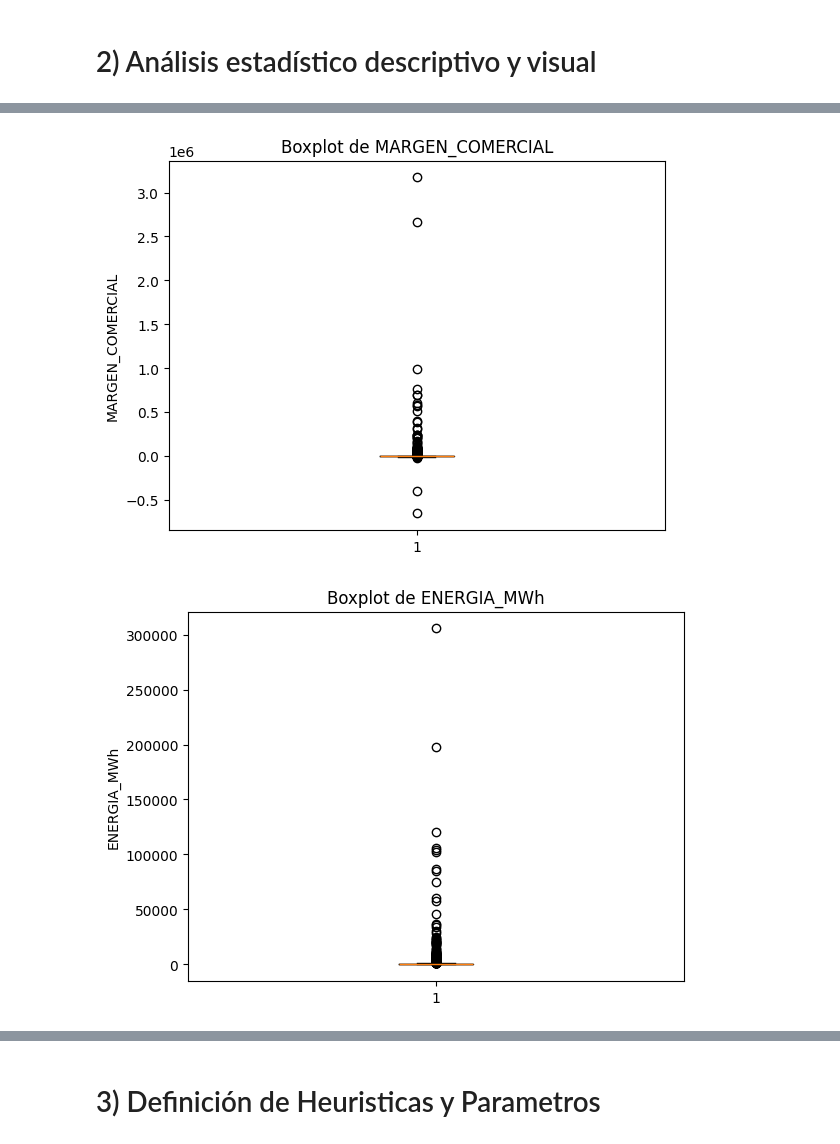
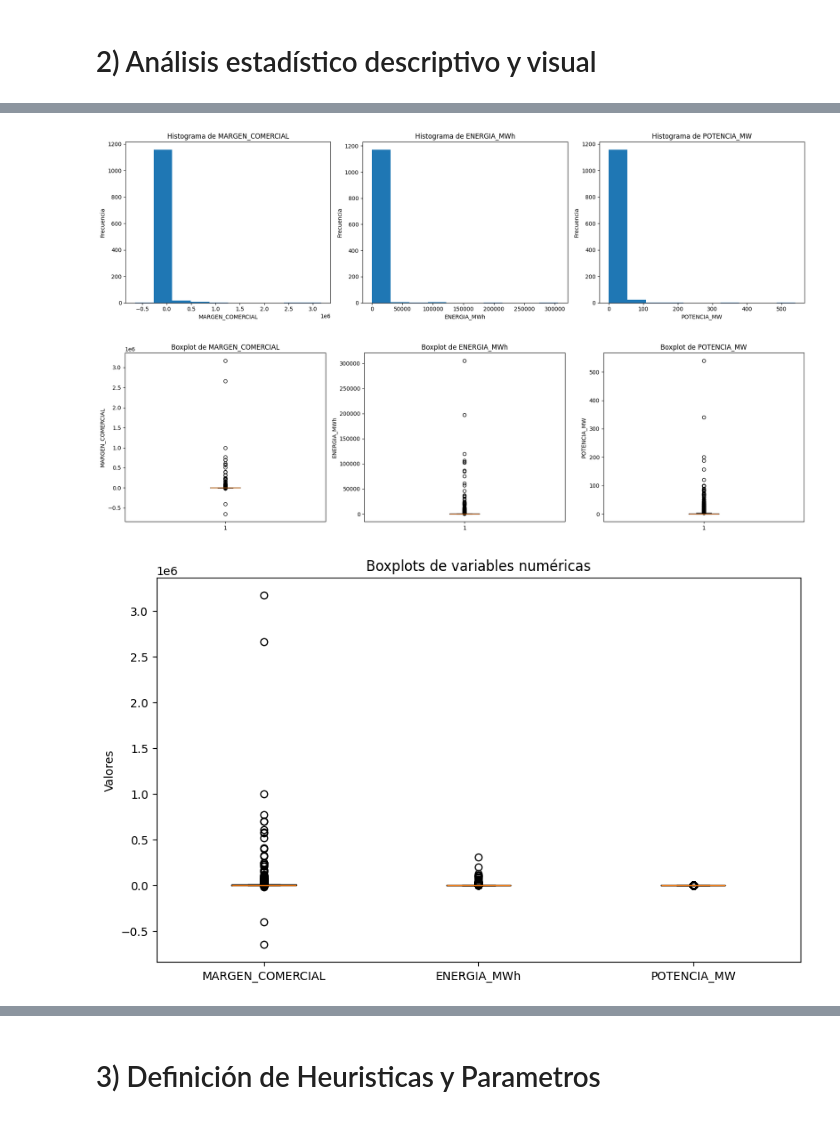
Before and after one commit to BrajanNieto/stats-prob-py, a Jupyter notebook: 02.ProyectoEstadistica.ipynb, the cells around one changed output, grey strips where cells are left out. Saved outputs shown, nothing was run; the diff lists cells and outputs as text; code cells hidden in the pictures.

```diff
--- a/02.ProyectoEstadistica.ipynb
+++ b/02.ProyectoEstadistica.ipynb
@@ -61,8 +71,0 @@ max        3.171116e+06  305494.000000   540.000000
-# %%
-for col in numeric_cols:
-    plt.figure()  # para asegurar que cada gráfico sea independiente
-    plt.hist(df[col].dropna(), bins=10)  # ajusta 'bins' según prefieras
-    plt.xlabel(col)
-    plt.ylabel('Frecuencia')
-    plt.title(f'Histograma de {col}')
-    plt.show()
@@ -73,10 +80,35 @@ for col in numeric_cols:
+# %%
+fig, axes = plt.subplots(1, 3, figsize=(18, 5))
+
+for i, col in enumerate(numeric_cols):
+    axes[i].hist(df[col].dropna(), bins=10)
+    axes[i].set_xlabel(col)
+    axes[i].set_ylabel('Frecuencia')
+    axes[i].set_title(f'Histograma de {col}')
+
+plt.tight_layout()
+plt.show()
+# %% [output]
+[figure, added]
+# %%
+import matplotlib.pyplot as plt
+
+fig, axes = plt.subplots(1, 3, figsize=(18, 5))  # 1 fila, 3 columnas
+
+for i, col in enumerate(numeric_cols):
+    axes[i].boxplot(df[col].dropna())
+    axes[i].set_title(f'Boxplot de {col}')
+    axes[i].set_ylabel(col)
+
+plt.tight_layout()
+plt.show()
+# %% [output]
+[figure, added]
 # %%
-for col in numeric_cols:
-    plt.figure()
-    plt.boxplot(df[col].dropna())
-    plt.title(f'Boxplot de {col}')
-    plt.ylabel(col)
-    plt.show()
+plt.figure(figsize=(10, 6))
+plt.boxplot([df[col].dropna() for col in numeric_cols], labels=numeric_cols)
+plt.title('Boxplots de variables numéricas')
+plt.ylabel('Valores')
+plt.show()
 # %% [output]
-[figure, old version]
+[figure, new version]
-[figure, removed]
```
Also changed, not shown: parts of 11 cells of this notebook.
